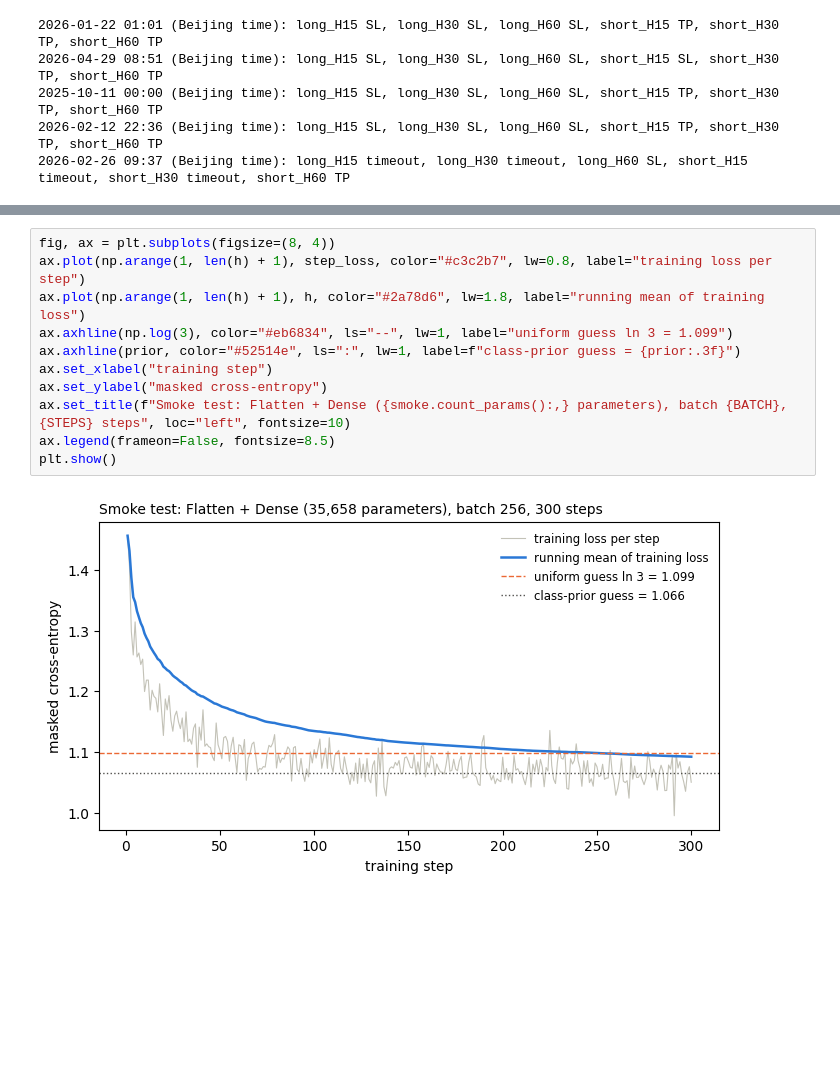
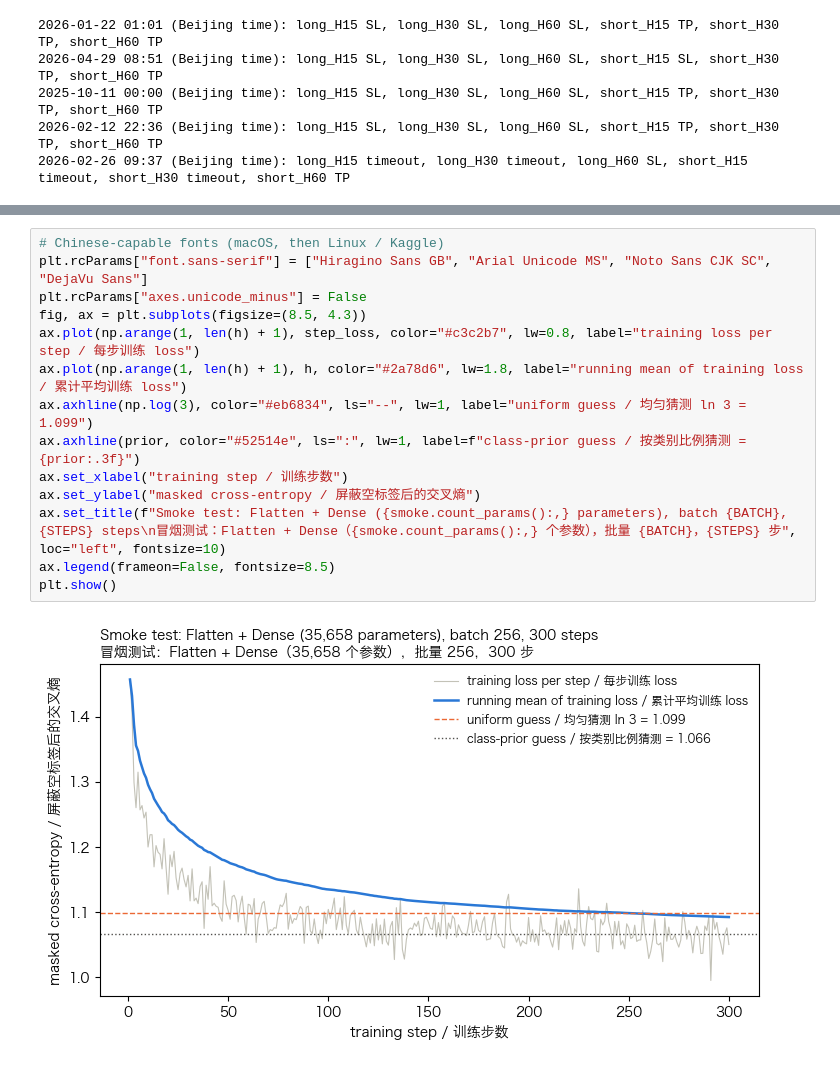
Before and after one commit to BernieLai2001/XAUUSD-1-minute-Deep-Learning-predict-and-Quantitative-Trading-signal-model, a Jupyter notebook: notebooks/01_smoke_test.ipynb, the cells around one changed output, grey strips where cells are left out. Drawn from its saved outputs; the diff is of its cells as text; blank space fills up the shorter version.

```diff
--- a/notebooks/01_smoke_test.ipynb
+++ b/notebooks/01_smoke_test.ipynb
@@ -132,18 +172,21 @@ assert step_loss[-10:].mean() < step_loss[:10].mean(), "training loss did not de
 training loss, first 10 steps: 1.295; last 10 steps: 1.059
 validation loss (50 batches): before 1.504, after 1.080; class-prior guess 1.066
 # %%
-fig, ax = plt.subplots(figsize=(8, 4))
-ax.plot(np.arange(1, len(h) + 1), step_loss, color="#c3c2b7", lw=0.8, label="training loss per step")
-ax.plot(np.arange(1, len(h) + 1), h, color="#2a78d6", lw=1.8, label="running mean of training loss")
-ax.axhline(np.log(3), color="#eb6834", ls="--", lw=1, label="uniform guess ln 3 = 1.099")
-ax.axhline(prior, color="#52514e", ls=":", lw=1, label=f"class-prior guess = {prior:.3f}")
-ax.set_xlabel("training step")
-ax.set_ylabel("masked cross-entropy")
-ax.set_title(f"Smoke test: Flatten + Dense ({smoke.count_params():,} parameters), batch {BATCH}, {STEPS} steps", loc="left", fontsize=10)
+# Chinese-capable fonts (macOS, then Linux / Kaggle)
+plt.rcParams["font.sans-serif"] = ["Hiragino Sans GB", "Arial Unicode MS", "Noto Sans CJK SC", "DejaVu Sans"]
+plt.rcParams["axes.unicode_minus"] = False
+fig, ax = plt.subplots(figsize=(8.5, 4.3))
+ax.plot(np.arange(1, len(h) + 1), step_loss, color="#c3c2b7", lw=0.8, label="training loss per step / 每步训练 loss")
+ax.plot(np.arange(1, len(h) + 1), h, color="#2a78d6", lw=1.8, label="running mean of training loss / 累计平均训练 loss")
+ax.axhline(np.log(3), color="#eb6834", ls="--", lw=1, label="uniform guess / 均匀猜测 ln 3 = 1.099")
+ax.axhline(prior, color="#52514e", ls=":", lw=1, label=f"class-prior guess / 按类别比例猜测 = {prior:.3f}")
+ax.set_xlabel("training step / 训练步数")
+ax.set_ylabel("masked cross-entropy / 屏蔽空标签后的交叉熵")
+ax.set_title(f"Smoke test: Flatten + Dense ({smoke.count_params():,} parameters), batch {BATCH}, {STEPS} steps\n冒烟测试：Flatten + Dense（{smoke.count_params():,} 个参数），批量 {BATCH}，{STEPS} 步", loc="left", fontsize=10)
 ax.legend(frameon=False, fontsize=8.5)
 plt.show()
 # %% [output]
-[figure, old version]
+[figure, new version]
 # %% [markdown]
 ## Result
 
```
Also changed, not shown: parts of 10 cells of this notebook, 2 other files.
